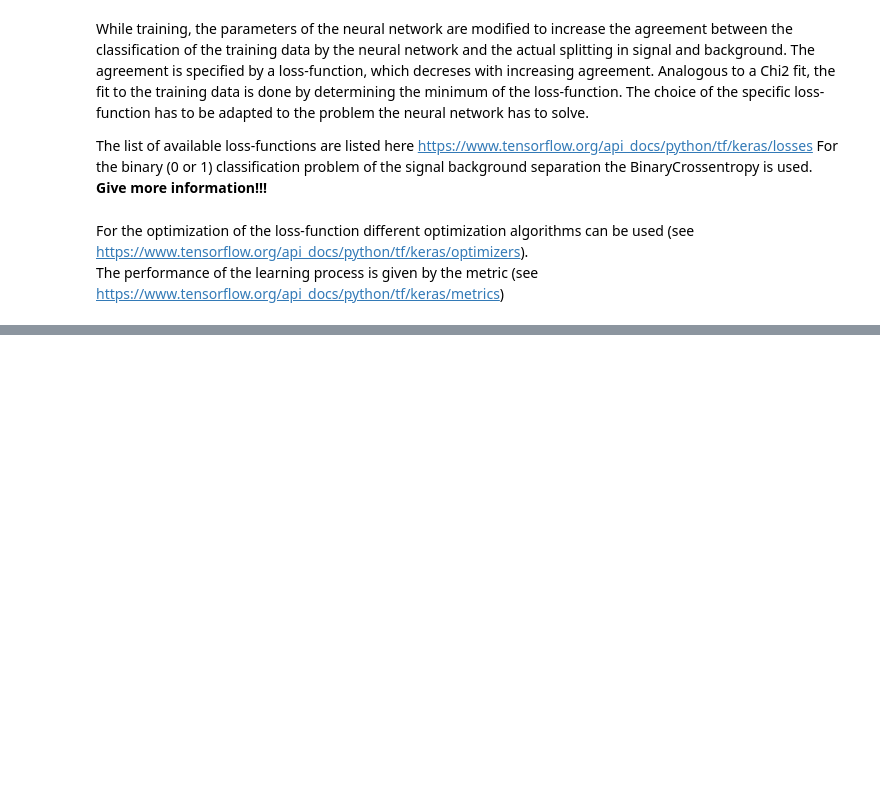
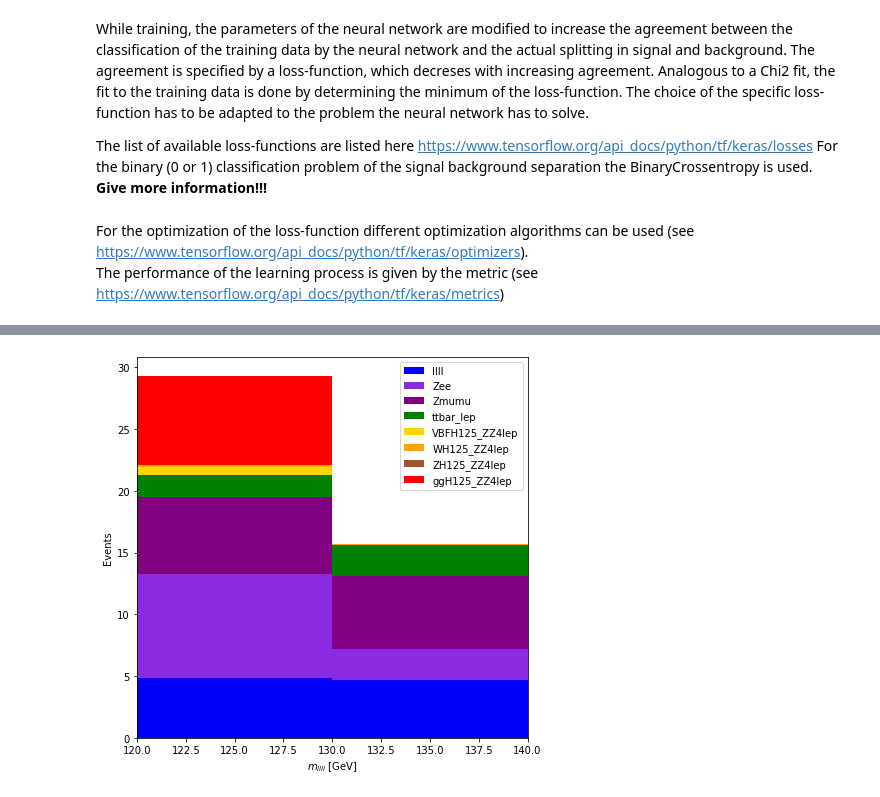
Before and after one commit to MaxStange1005/ATLAS-OpenData-Higgs-NeuralNetworks, a Jupyter notebook: machine_learning.ipynb, the cells around one changed output, grey strips where cells are left out. Saved outputs shown, nothing was run; the diff lists cells and outputs as text; code cells hidden in the pictures; blank space fills up the shorter version.

```diff
--- a/machine_learning.ipynb
+++ b/machine_learning.ipynb
@@ -328,0 +415,10 @@ plt.plot(false_positive_rate, true_positive_rate)
+# %%
+# Create a copy of the data frame
+apply_dnn_data_frames = data_frames.copy()
+
+# Apply the DNN value
+for sample in sample_list_signal + sample_list_background:
+    print(sample)
+    pass_dnn = apply_dnn_data_frames[sample]['dnn_prediction'] > 0.2
+    apply_dnn_data_frames[sample] = apply_dnn_data_frames[sample][pass_dnn]
+    print(len(apply_dnn_data_frames[sample])/len(data_frames[sample]))
@@ -328,0 +442,9 @@ plt.plot(false_positive_rate, true_positive_rate)
+# %%
+# leading lepton pt
+var_lep1_pt = {'variable': 'lep_m_llll',
+               'binning': np.linspace(120, 140, 3),
+               'xlabel': '$m_{llll}$ [GeV]'}
+
+common.plot_hist_sum(var_lep1_pt, apply_dnn_data_frames)
+# %% [output]
+[figure, added]
```
Also changed, not shown: parts of 28 cells of this notebook, 1 other file.
